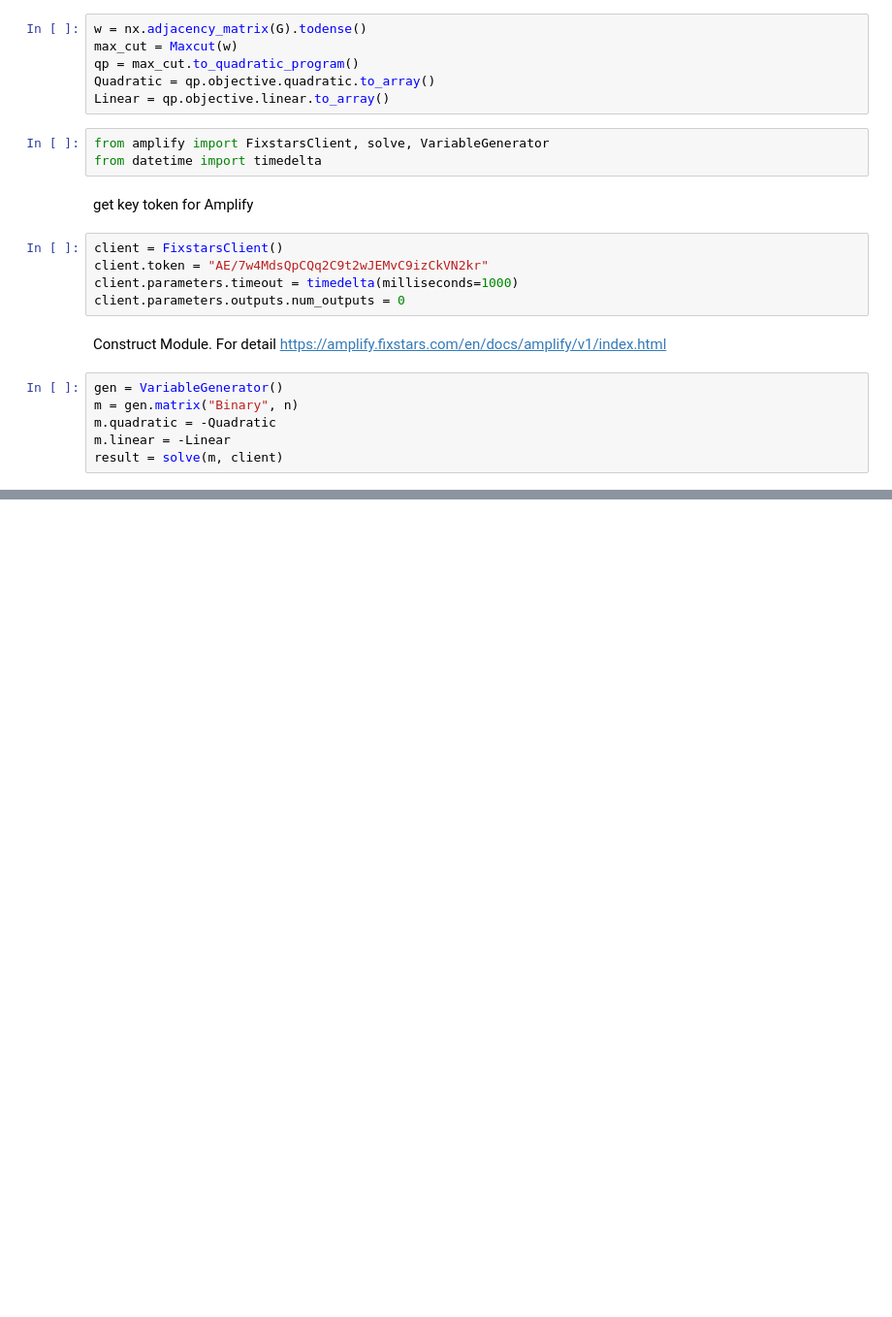
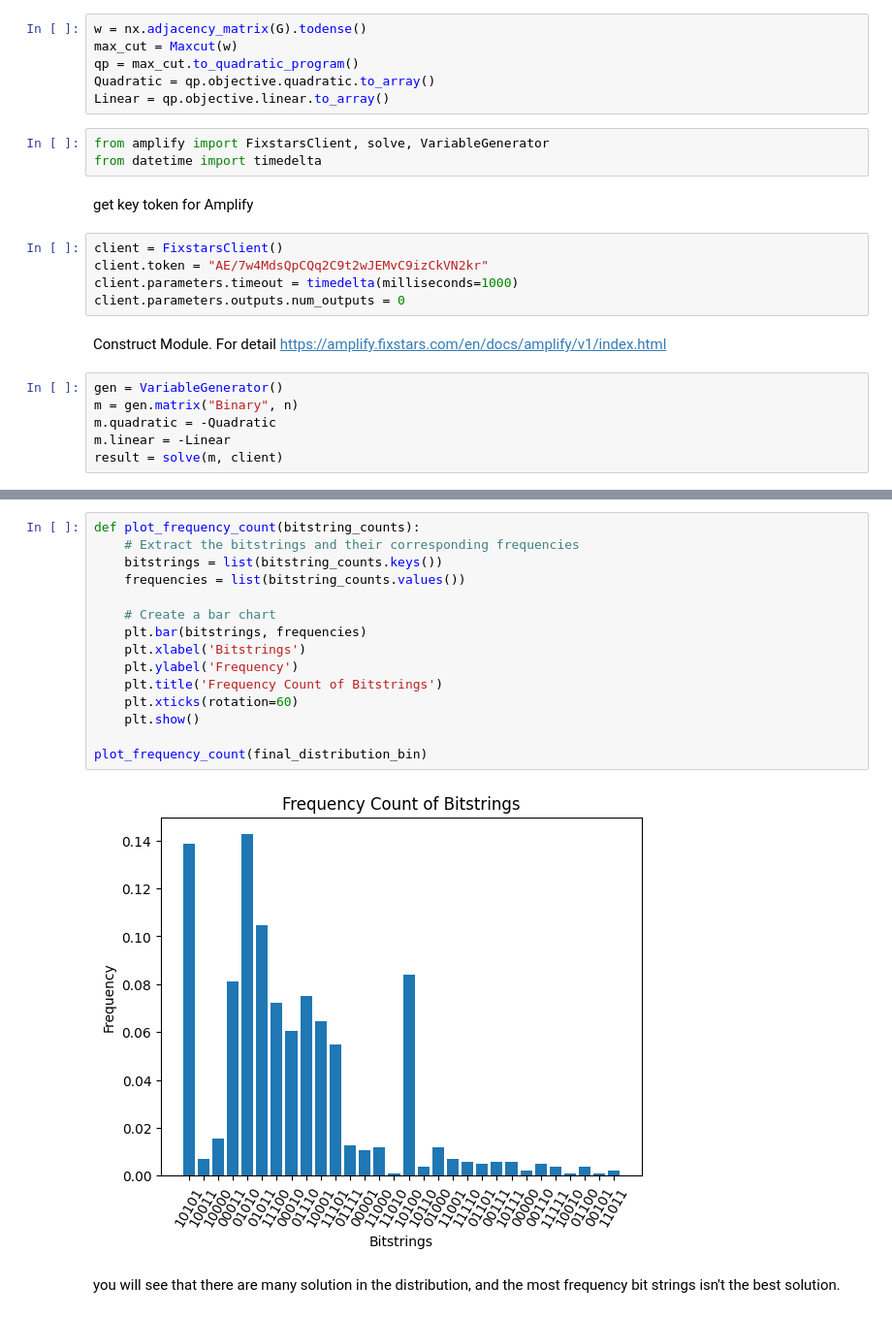
Before and after one commit to BallBoii/Maxcut_Tutorial, a Jupyter notebook: Maxcut_tutorial.ipynb, the cells around one changed output, grey strips where cells are left out. Shown at 97% size. Cells and saved outputs as stored; diff of their text form; blank space fills up the shorter version.

```diff
--- a/Maxcut_tutorial.ipynb
+++ b/Maxcut_tutorial.ipynb
@@ -340,0 +450,19 @@ where:
+# %%
+def plot_frequency_count(bitstring_counts):
+    # Extract the bitstrings and their corresponding frequencies
+    bitstrings = list(bitstring_counts.keys())
+    frequencies = list(bitstring_counts.values())
+
+    # Create a bar chart
+    plt.bar(bitstrings, frequencies)
+    plt.xlabel('Bitstrings')
+    plt.ylabel('Frequency')
+    plt.title('Frequency Count of Bitstrings')
+    plt.xticks(rotation=60)
+    plt.show()
+
+plot_frequency_count(final_distribution_bin)
+# %% [output]
+[figure, added]
+# %% [markdown]
+you will see that there are many solution in the distribution, and the most frequency bit strings isn't the best solution.
```
Also changed, not shown: parts of 16 cells of this notebook.
